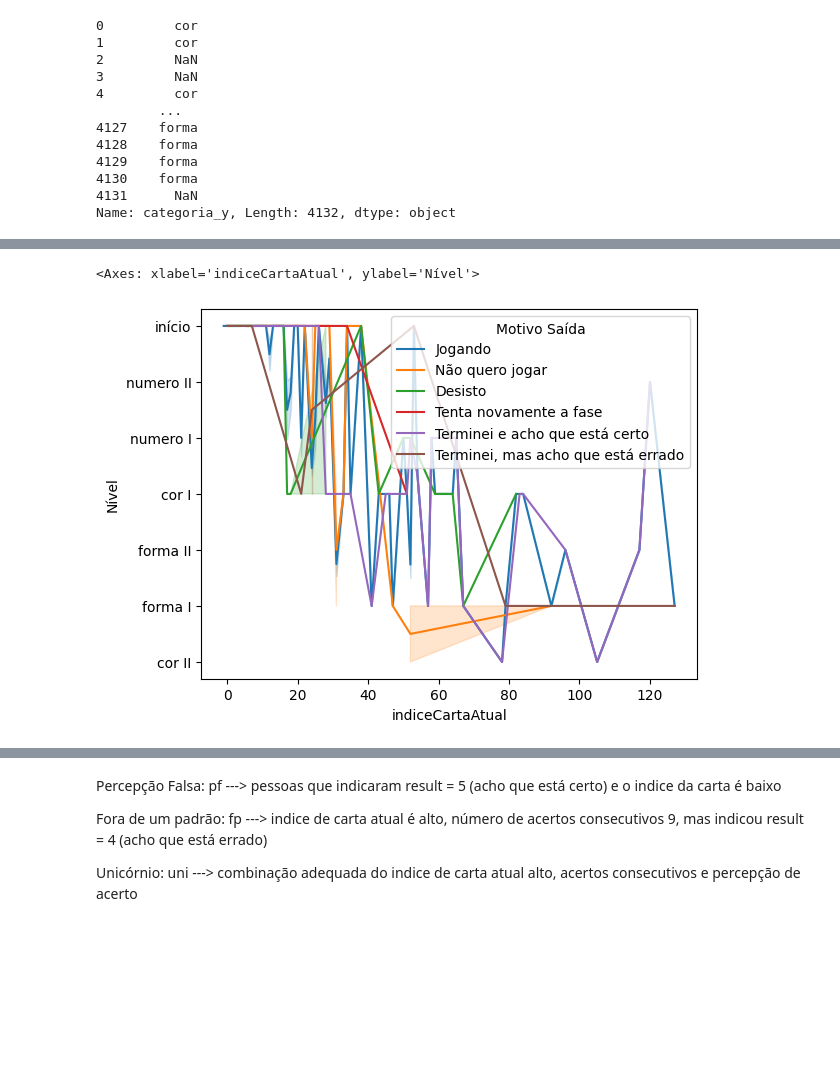
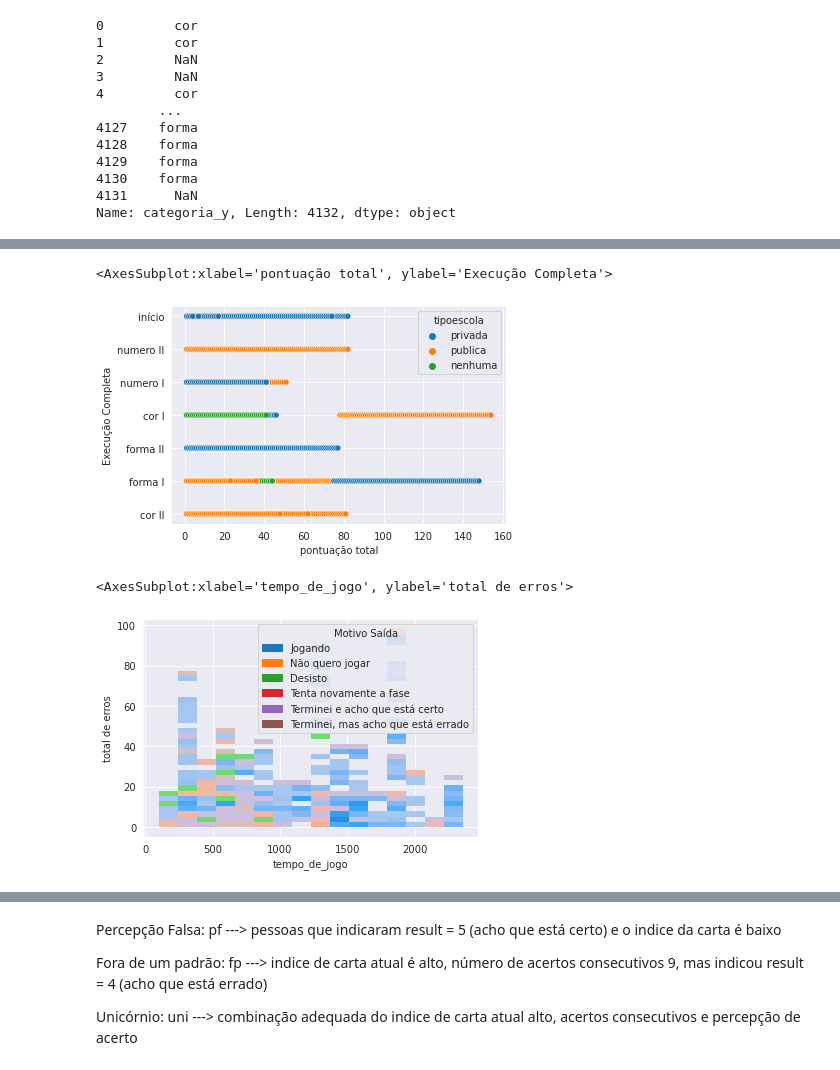
Before and after one commit to AnniProvietti/RIO20, a Jupyter notebook: fono_ceo-master/ipynb/dev/Wisconsin.ipynb, the cells around one changed output, grey strips where cells are left out. Drawn from its saved outputs; the diff is of its cells as text; code cells hidden in the pictures; blank space fills up the shorter version.

```diff
--- a/fono_ceo-master/ipynb/dev/Wisconsin.ipynb
+++ b/fono_ceo-master/ipynb/dev/Wisconsin.ipynb
@@ -510,7 +559,14 @@ sns.lineplot(x='indiceCartaAtual', y='Nível', data=df_id, legend=True, hue='Seg
+# %%
+import seaborn as sns
+
+sns.scatterplot(y='Execução Completa', x='pontuação total', data=df_id, legend=True, hue="tipoescola")
+# %% [output]
+<AxesSubplot:xlabel='pontuação total', ylabel='Execução Completa'>
+[figure, added]
 # %%
 import seaborn as sns
 
-sns.lineplot(x='indiceCartaAtual', y='Nível', data=df_id, legend=True, hue='Motivo Saída')
+sns.histplot(y='total de erros', x='tempo_de_jogo', data=df_id, legend=True,hue='Motivo Saída')
 # %% [output]
-<Axes: xlabel='indiceCartaAtual', ylabel='Nível'>
+<AxesSubplot:xlabel='tempo_de_jogo', ylabel='total de erros'>
-[figure, old version]
+[figure, new version]
```
Also changed, not shown: parts of 123 cells of this notebook, 5 other files.
